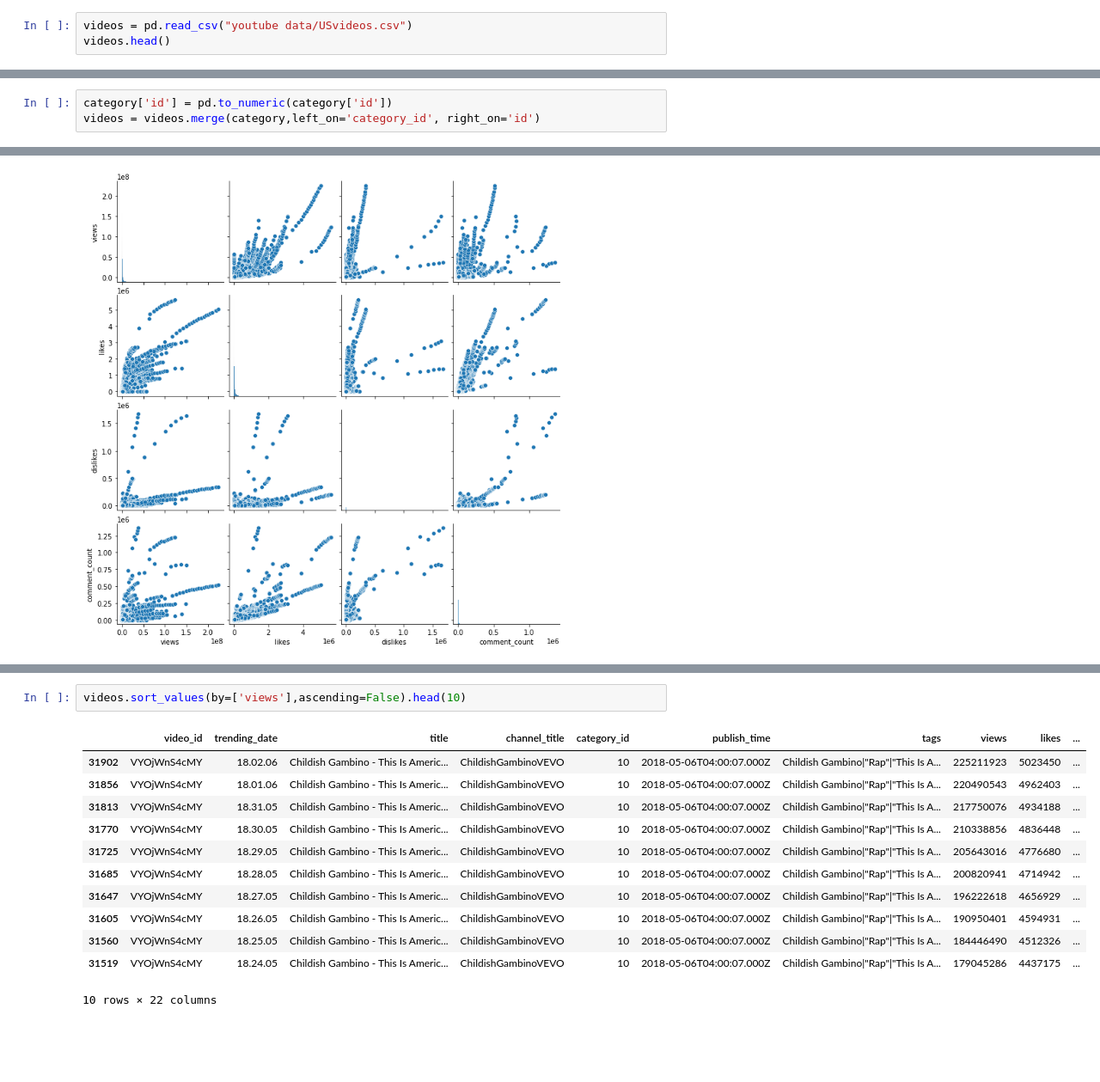
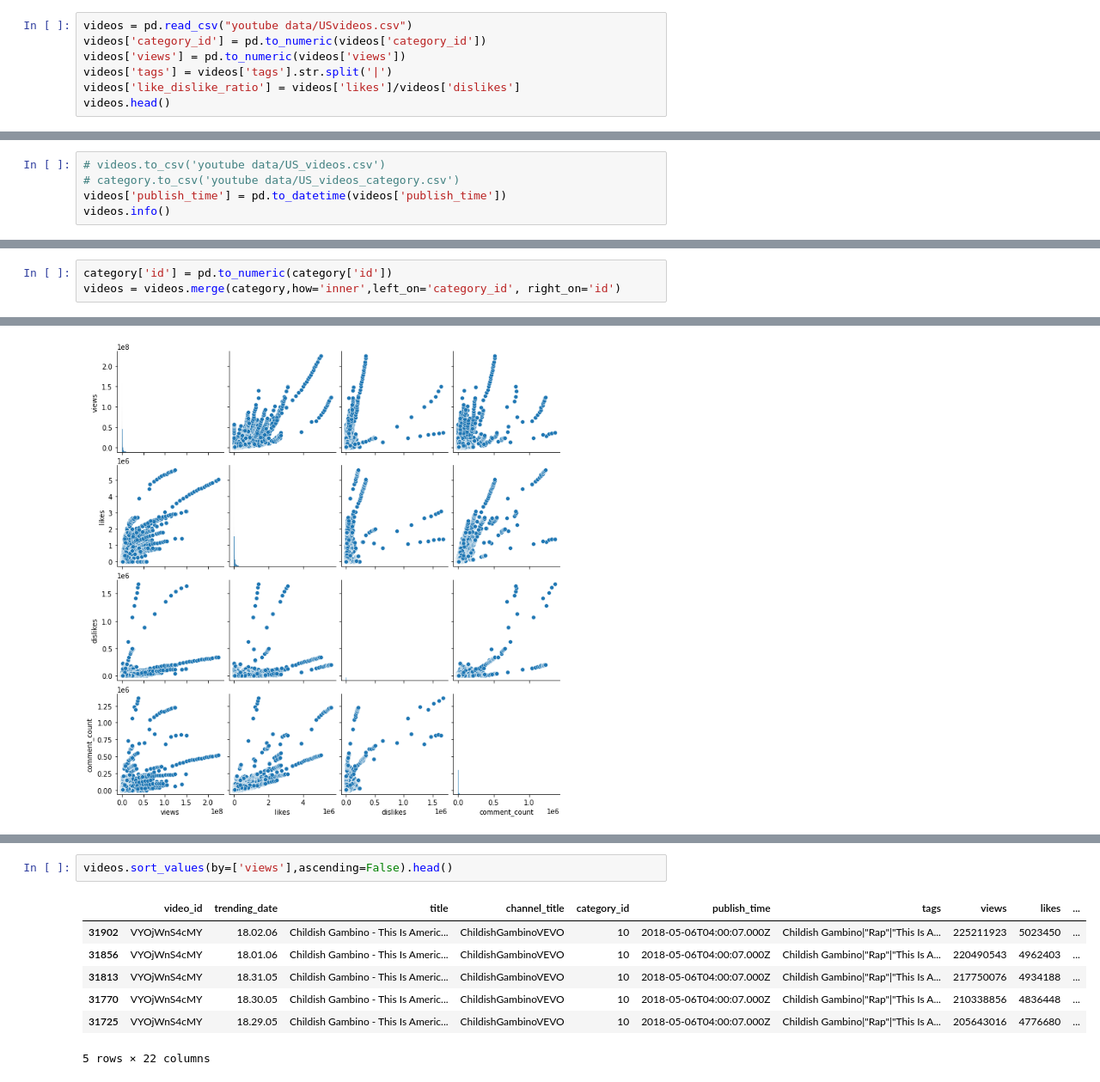
Before and after one commit to julialu-nini/ds-youtube-project, a Jupyter notebook: YouTube videos EDA.ipynb, the cells around one changed output, grey strips where cells are left out. Shown: that part at 86% size. Cells and saved outputs as stored; diff of their text form; blank space fills up the shorter version.

```diff
--- a/YouTube videos EDA.ipynb
+++ b/YouTube videos EDA.ipynb
@@ -6,6 +6,10 @@ import pandas as pd
 import sklearn as sk
 # %%
 videos = pd.read_csv("youtube data/USvideos.csv")
+videos['category_id'] = pd.to_numeric(videos['category_id'])
+videos['views'] = pd.to_numeric(videos['views'])
+videos['tags'] = videos['tags'].str.split('|')
+videos['like_dislike_ratio'] = videos['likes']/videos['dislikes']
 videos.head()
 # %% [output]
 |  | video_id | trending_date | title | channel_title | category_id | publish_time | tags | views | likes | ... |
@@ -16,0 +21,5 @@ videos.head()
+# %%
+# videos.to_csv('youtube data/US_videos.csv')
+# category.to_csv('youtube data/US_videos_category.csv')
+videos['publish_time'] = pd.to_datetime(videos['publish_time'])
+videos.info()
@@ -19,4 +46,4 @@ category = pd.read_json("youtube data/US_category_id.json")
 category = pd.json_normalize(category['items'])
 # %%
 category['id'] = pd.to_numeric(category['id'])
-videos = videos.merge(category,left_on='category_id', right_on='id')
+videos = videos.merge(category,how='inner',left_on='category_id', right_on='id')
@@ -63,15 +90,10 @@ videos.sort_values(by=['likes'],ascending=False).head(10)
 # %%
-videos.sort_values(by=['views'],ascending=False).head(10)
+videos.sort_values(by=['views'],ascending=False).head()
 # %% [output]
 |  | video_id | trending_date | title | channel_title | category_id | publish_time | tags | views | likes | ... |
 | 31902 | VYOjWnS4cMY | 18.02.06 | Childish Gambino - This Is Americ... | ChildishGambinoVEVO | 10 | 2018-05-06T04:00:07.000Z | Childish Gambino|"Rap"|"This Is A... | 225211923 | 5023450 | ... |
 | 31856 | VYOjWnS4cMY | 18.01.06 | Childish Gambino - This Is Americ... | ChildishGambinoVEVO | 10 | 2018-05-06T04:00:07.000Z | Childish Gambino|"Rap"|"This Is A... | 220490543 | 4962403 | ... |
 | 31813 | VYOjWnS4cMY | 18.31.05 | Childish Gambino - This Is Americ... | ChildishGambinoVEVO | 10 | 2018-05-06T04:00:07.000Z | Childish Gambino|"Rap"|"This Is A... | 217750076 | 4934188 | ... |
 | 31770 | VYOjWnS4cMY | 18.30.05 | Childish Gambino - This Is Americ... | ChildishGambinoVEVO | 10 | 2018-05-06T04:00:07.000Z | Childish Gambino|"Rap"|"This Is A... | 210338856 | 4836448 | ... |
 | 31725 | VYOjWnS4cMY | 18.29.05 | Childish Gambino - This Is Americ... | ChildishGambinoVEVO | 10 | 2018-05-06T04:00:07.000Z | Childish Gambino|"Rap"|"This Is A... | 205643016 | 4776680 | ... |
-| 31685 | VYOjWnS4cMY | 18.28.05 | Childish Gambino - This Is Americ... | ChildishGambinoVEVO | 10 | 2018-05-06T04:00:07.000Z | Childish Gambino|"Rap"|"This Is A... | 200820941 | 4714942 | ... |
-| 31647 | VYOjWnS4cMY | 18.27.05 | Childish Gambino - This Is Americ... | ChildishGambinoVEVO | 10 | 2018-05-06T04:00:07.000Z | Childish Gambino|"Rap"|"This Is A... | 196222618 | 4656929 | ... |
-| 31605 | VYOjWnS4cMY | 18.26.05 | Childish Gambino - This Is Americ... | ChildishGambinoVEVO | 10 | 2018-05-06T04:00:07.000Z | Childish Gambino|"Rap"|"This Is A... | 190950401 | 4594931 | ... |
-| 31560 | VYOjWnS4cMY | 18.25.05 | Childish Gambino - This Is Americ... | ChildishGambinoVEVO | 10 | 2018-05-06T04:00:07.000Z | Childish Gambino|"Rap"|"This Is A... | 184446490 | 4512326 | ... |
-| 31519 | VYOjWnS4cMY | 18.24.05 | Childish Gambino - This Is Americ... | ChildishGambinoVEVO | 10 | 2018-05-06T04:00:07.000Z | Childish Gambino|"Rap"|"This Is A... | 179045286 | 4437175 | ... |
-10 rows × 22 columns
+5 rows × 22 columns
```
Also changed, not shown: parts of 6 cells of this notebook.
